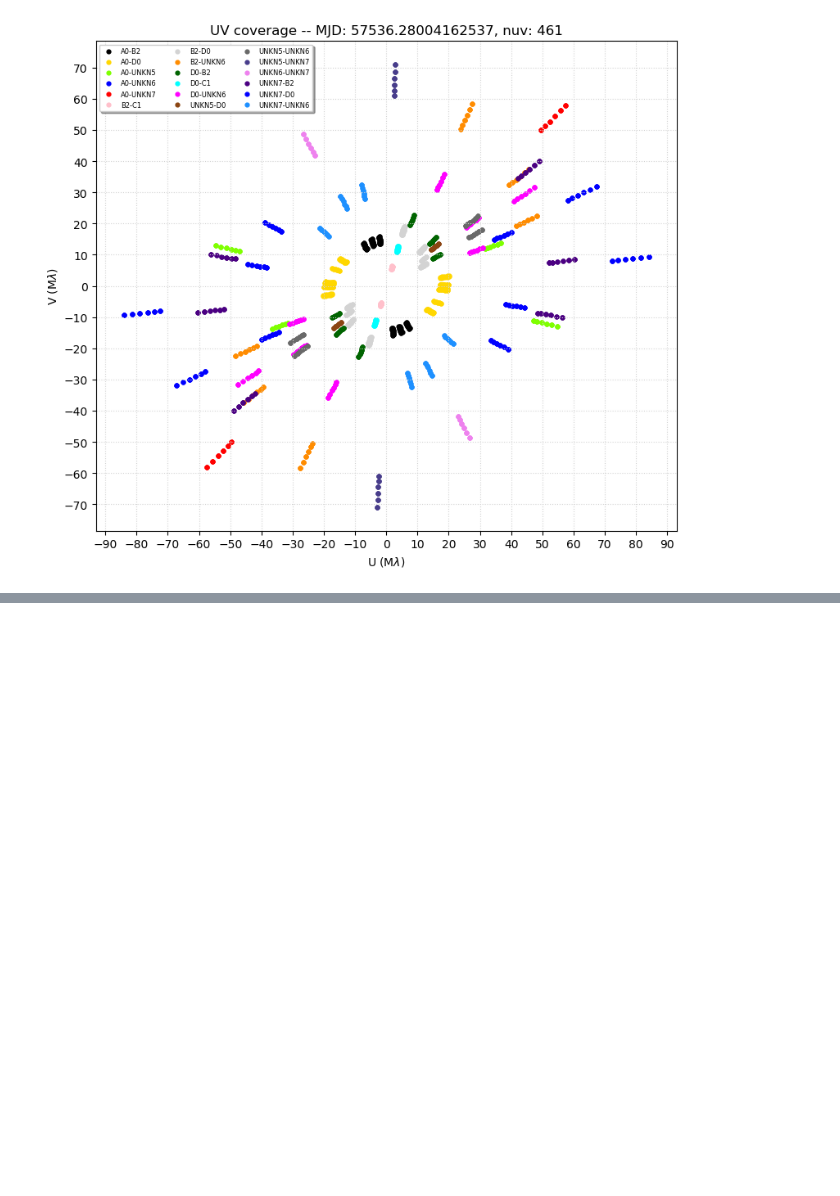
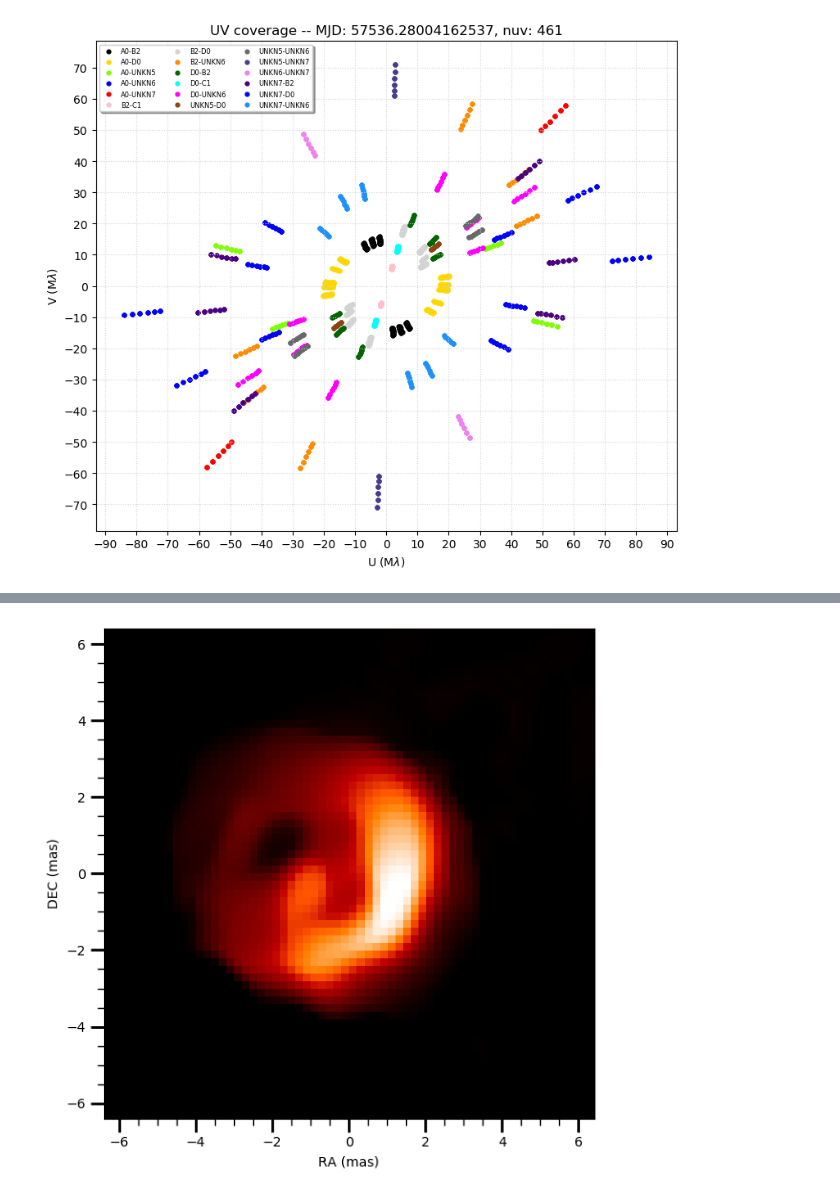
Before and after one commit to fabienbaron/OITOOLS.jl, a Jupyter notebook: demos/OITOOLS_Demo.ipynb, the cells around one changed output, grey strips where cells are left out. Cells and saved outputs as stored; diff of their text form; code cells hidden in the pictures; blank space fills up the shorter version.

```diff
--- a/demos/OITOOLS_Demo.ipynb
+++ b/demos/OITOOLS_Demo.ipynb
@@ -191,0 +225,5 @@ params_mean
+# %%
+x=deepcopy(x_start)
+for i=1:10
+ global x = reconstruct(x, data, ft, regularizers = regularizers, verb = true);
+end
@@ -191,0 +248,4 @@ params_mean
+# %%
+imdisp(x,pixscale=pixsize)
+# %% [output]
+[figure, added]
```
Also changed, not shown: parts of 9 cells of this notebook, 1 other file.
